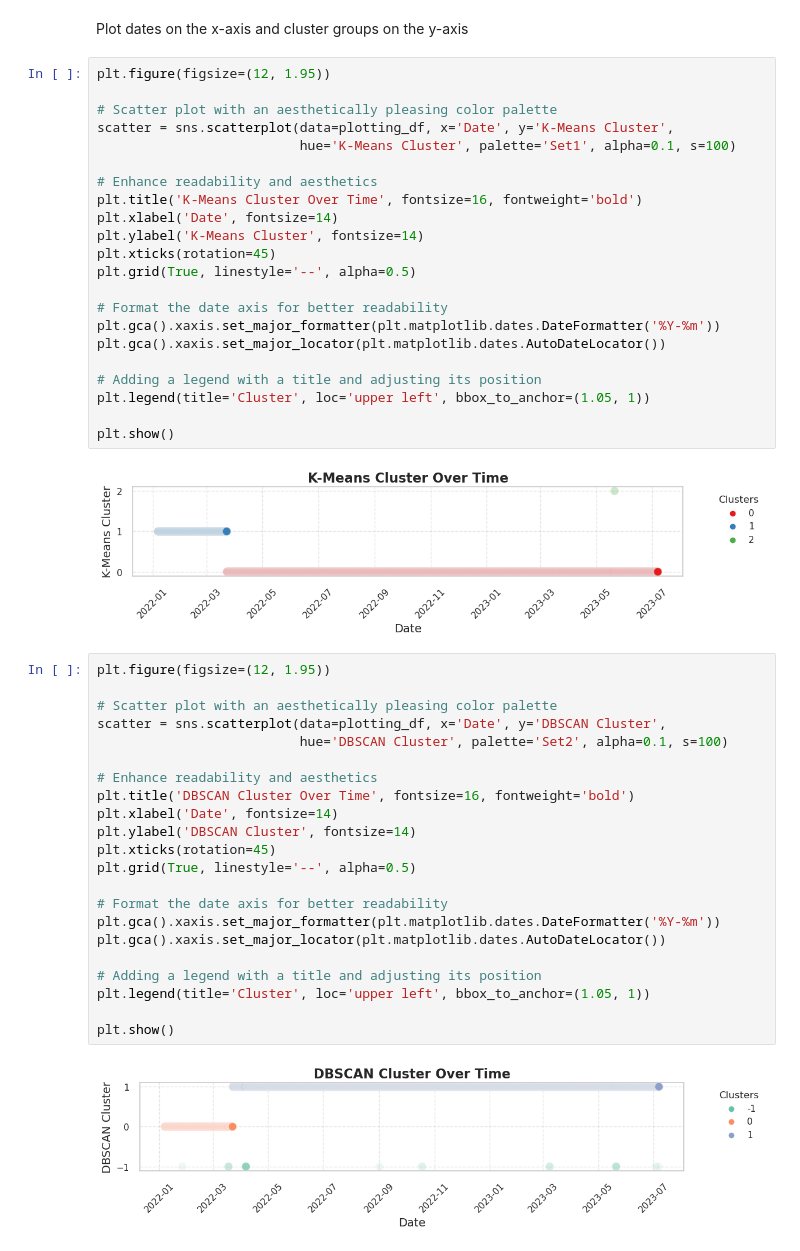
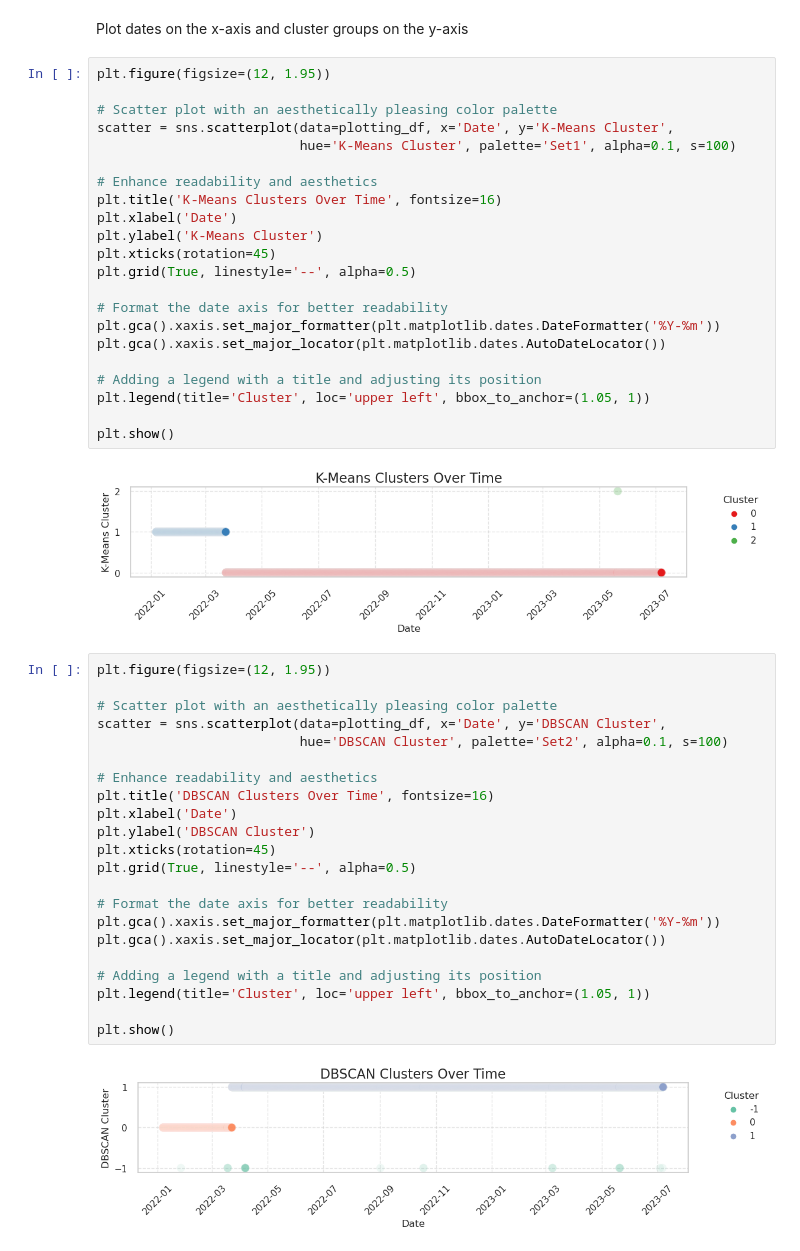
Before and after one commit to Matt17BR/ml4ds2324_cluster_analysis, a Jupyter notebook: scripts/cluster_analysis.ipynb, the cells around one changed output. Saved outputs shown, nothing was run; the diff lists cells and outputs as text.

```diff
--- a/scripts/cluster_analysis.ipynb
+++ b/scripts/cluster_analysis.ipynb
@@ -166,9 +161,9 @@ scatter = sns.scatterplot(data=plotting_df, x='Date', y='K-Means Cluster',
                           hue='K-Means Cluster', palette='Set1', alpha=0.1, s=100)
 
 # Enhance readability and aesthetics
-plt.title('K-Means Cluster Over Time', fontsize=16, fontweight='bold')
-plt.xlabel('Date', fontsize=14)
-plt.ylabel('K-Means Cluster', fontsize=14)
+plt.title('K-Means Clusters Over Time', fontsize=16)
+plt.xlabel('Date')
+plt.ylabel('K-Means Cluster')
 plt.xticks(rotation=45)
 plt.grid(True, linestyle='--', alpha=0.5)
 
@@ -181,28 +176,28 @@ plt.legend(title='Cluster', loc='upper left', bbox_to_anchor=(1.05, 1))
 
 plt.show()
 # %% [output]
-[figure, old version]
+[figure, new version]
 # %%
 plt.figure(figsize=(12, 1.95))
 
 # Scatter plot with an aesthetically pleasing color palette
 scatter = sns.scatterplot(data=plotting_df, x='Date', y='DBSCAN Cluster',
                           hue='DBSCAN Cluster', palette='Set2', alpha=0.1, s=100)
 
 # Enhance readability and aesthetics
-plt.title('DBSCAN Cluster Over Time', fontsize=16, fontweight='bold')
-plt.xlabel('Date', fontsize=14)
-plt.ylabel('DBSCAN Cluster', fontsize=14)
+plt.title('DBSCAN Clusters Over Time', fontsize=16)
+plt.xlabel('Date')
+plt.ylabel('DBSCAN Cluster')
 plt.xticks(rotation=45)
 plt.grid(True, linestyle='--', alpha=0.5)
 
 # Format the date axis for better readability
 plt.gca().xaxis.set_major_formatter(plt.matplotlib.dates.DateFormatter('%Y-%m'))
 plt.gca().xaxis.set_major_locator(plt.matplotlib.dates.AutoDateLocator())
 
 # Adding a legend with a title and adjusting its position
 plt.legend(title='Cluster', loc='upper left', bbox_to_anchor=(1.05, 1))
 
 plt.show()
 # %% [output]
-[figure, old version]
+[figure, new version]
```
Also changed, not shown: parts of 7 cells of this notebook.
